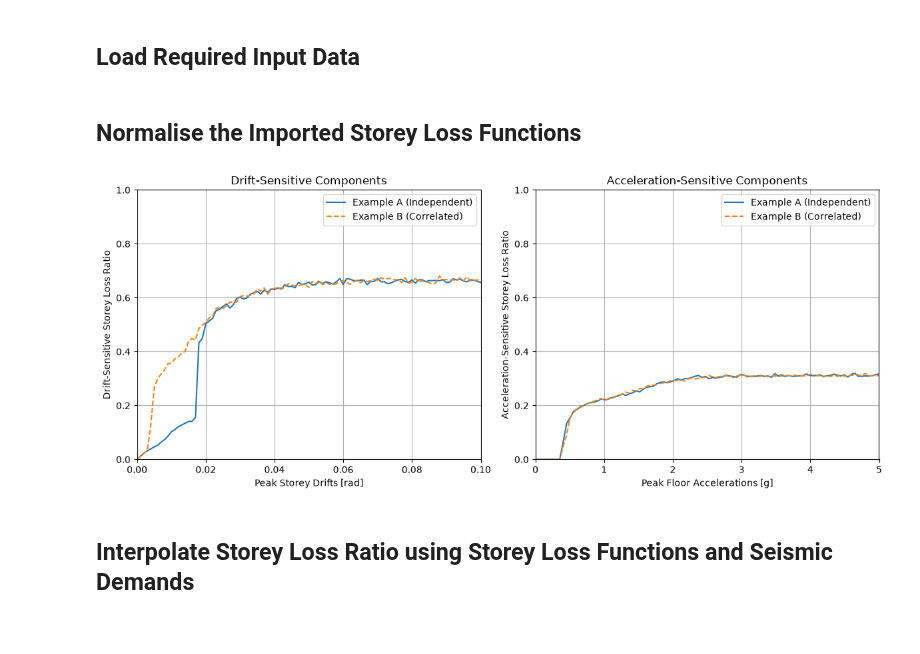
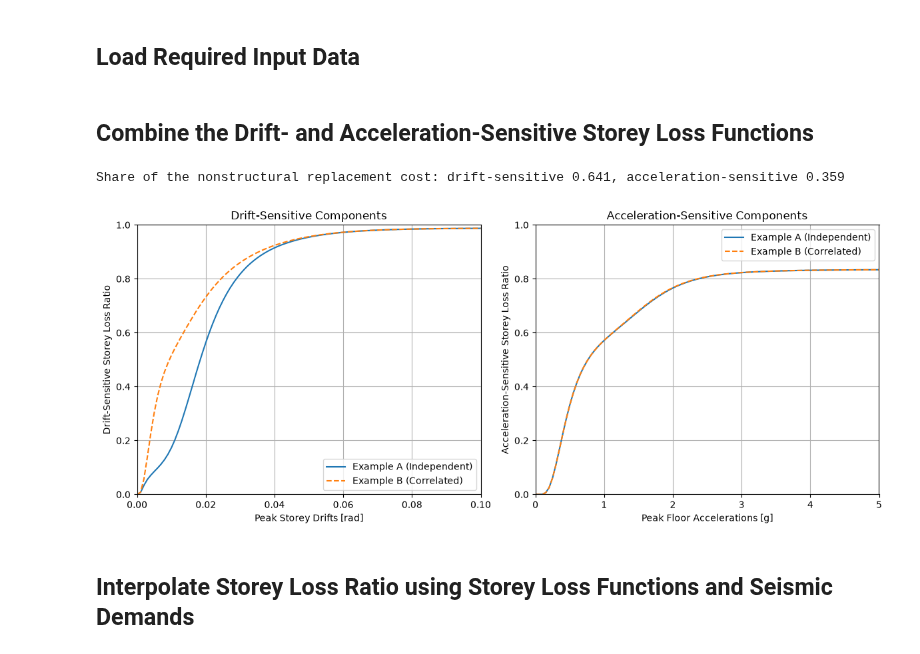
Before and after one commit to GEMScienceTools/oq-vmtk, a Jupyter notebook: demos/StoreyLossFunctionApplication/StoreyLossFunctionApplication.ipynb, the cells around one changed output. Cells and saved outputs as stored; diff of their text form; code cells hidden in the pictures.

Commit message:
Update SLF generation and application demos

```diff
--- a/demos/StoreyLossFunctionApplication/StoreyLossFunctionApplication.ipynb
+++ b/demos/StoreyLossFunctionApplication/StoreyLossFunctionApplication.ipynb
@@ -82,66 +82,65 @@ ansys_dict = import_from_pkl(os.path.join('in', 'ansys_out.pkl'))
 # This input is useful for deriving the total nonstructural loss
 ims = import_from_pkl(os.path.join('in', 'imls_esrm20.pkl'))
 # %% [markdown]
-## Normalise the Imported Storey Loss Functions ##
+## Combine the Drift- and Acceleration-Sensitive Storey Loss Functions ##
 # %%
-# slfgenerator's "slf" is the empirical median storey loss RATIO (loss / replacement_cost),
-# but "StoreyLossFunctionGeneration" builds both examples with replacement_cost=1.0 -- a
-# demo simplification, not a real building replacement cost -- so "slf" here is numerically
-# just a raw dollar-scale figure, not yet bounded to [0, 1] against total building value.
-# We normalise here so the downstream vulnerability fit and collapse-conditioning step
-# (which assume losses in [0, 1], with 1.0 = total loss) are well-posed.
-#
-# A single "max_value", shared by Example A and Example B, keeps both on the same scale
-# so the comparison isn't distorted by an incidental normalisation difference.
-
-# Get the maximum cost associated with repairing both drift- and acceleration-
-# sensitive components, across BOTH examples (used as the common normalisation basis)
-max_value = (max(max(slf_drift_a['PSD, NS']['slf']), max(slf_drift_b['PSD, NS']['slf']))
-            + max(max(slf_accel_a['PFA, NS']['slf']), max(slf_accel_b['PFA, NS']['slf'])))
+# slfgenerator's "slf" is the expected storey loss ratio of one performance group:
+# the expected repair cost of its components divided by their replacement cost
+# ("replacement_cost" in the same record). The nonstructural loss ratio of a storey is
+# the replacement-cost-weighted sum of the two groups,
+#     L = w_drift * L_drift + w_accel * L_accel,  w_drift = RC_drift / (RC_drift + RC_accel)
+# Example A and Example B share the same inventories, hence the same weights.
+rc_drift = slf_drift_a['PSD, NS']['replacement_cost']
+rc_accel = slf_accel_a['PFA, NS']['replacement_cost']
+w_drift = rc_drift / (rc_drift + rc_accel)
+w_accel = 1.0 - w_drift
+print(f'Share of the nonstructural replacement cost: drift-sensitive {w_drift:.3f}, '
+      f'acceleration-sensitive {w_accel:.3f}')
 
 # --- Example A (independent components) ---
-slf_drift_norm_a = [x / max_value for x in slf_drift_a['PSD, NS']['slf']]
-slf_accel_norm_a = [x / max_value for x in slf_accel_a['PFA, NS']['slf']]
+slf_drift_curve_a = slf_drift_a['PSD, NS']['slf']
+slf_accel_curve_a = slf_accel_a['PFA, NS']['slf']
 
 # --- Example B (correlated components) ---
-slf_drift_norm_b = [x / max_value for x in slf_drift_b['PSD, NS']['slf']]
-slf_accel_norm_b = [x / max_value for x in slf_accel_b['PFA, NS']['slf']]
+slf_drift_curve_b = slf_drift_b['PSD, NS']['slf']
+slf_accel_curve_b = slf_accel_b['PFA, NS']['slf']
 
-# Plot the normalise SLFs vs their corresponding EDPs
+# Plot the SLFs vs their corresponding EDPs
 # Peak storey drifts range used to generate the SLFs in "StoreyLossFunctionGeneration" demo
 psd_range = slf_drift_a['PSD, NS']['edp_range']
 # Peak floor accelerations range used to generate the SLFs in "StoreyLossFunctionGeneration" demo
 pfa_range = slf_accel_a['PFA, NS']['edp_range']
 
 # Plot the results
 fig, axs = plt.subplots(1, 2, figsize=(12, 5))  # 1 row, 2 columns
 
 # --- Left plot: Drift-sensitive ---
-axs[0].plot(psd_range, slf_drift_norm_a, label='Example A (Independent)')
-axs[0].plot(psd_range, slf_drift_norm_b, '--', label='Example B (Correlated)')
+axs[0].plot(psd_range, slf_drift_curve_a, label='Example A (Independent)')
+axs[0].plot(psd_range, slf_drift_curve_b, '--', label='Example B (Correlated)')
 axs[0].set_xlabel('Peak Storey Drifts [rad]')
 axs[0].set_ylabel('Drift-Sensitive Storey Loss Ratio')
 axs[0].grid(True)
 axs[0].set_xlim([0, 0.1])
 axs[0].set_ylim([0, 1.0])
 axs[0].set_title("Drift-Sensitive Components")
 axs[0].legend()
 
 # --- Right plot: Acceleration-sensitive ---
-axs[1].plot(pfa_range, slf_accel_norm_a, label='Example A (Independent)')
-axs[1].plot(pfa_range, slf_accel_norm_b, '--', label='Example B (Correlated)')
+axs[1].plot(pfa_range, slf_accel_curve_a, label='Example A (Independent)')
+axs[1].plot(pfa_range, slf_accel_curve_b, '--', label='Example B (Correlated)')
 axs[1].set_xlabel('Peak Floor Accelerations [g]')
 axs[1].set_ylabel('Acceleration-Sensitive Storey Loss Ratio')
 axs[1].grid(True)
 axs[1].set_xlim([0, 5.0])
 axs[1].set_ylim([0, 1.0])
 axs[1].set_title("Acceleration-Sensitive Components")
 axs[1].legend()
 
 plt.tight_layout()
 plt.show()
 # %% [output]
+Share of the nonstructural replacement cost: drift-sensitive 0.641, acceleration-sensitive 0.359
-[figure, old version]
+[figure, new version]
 # %% [markdown]
 ## Interpolate Storey Loss Ratio using Storey Loss Functions and Seismic Demands ##
 # %%
```
Also changed, not shown: parts of 7 cells of this notebook, 19 other files.
